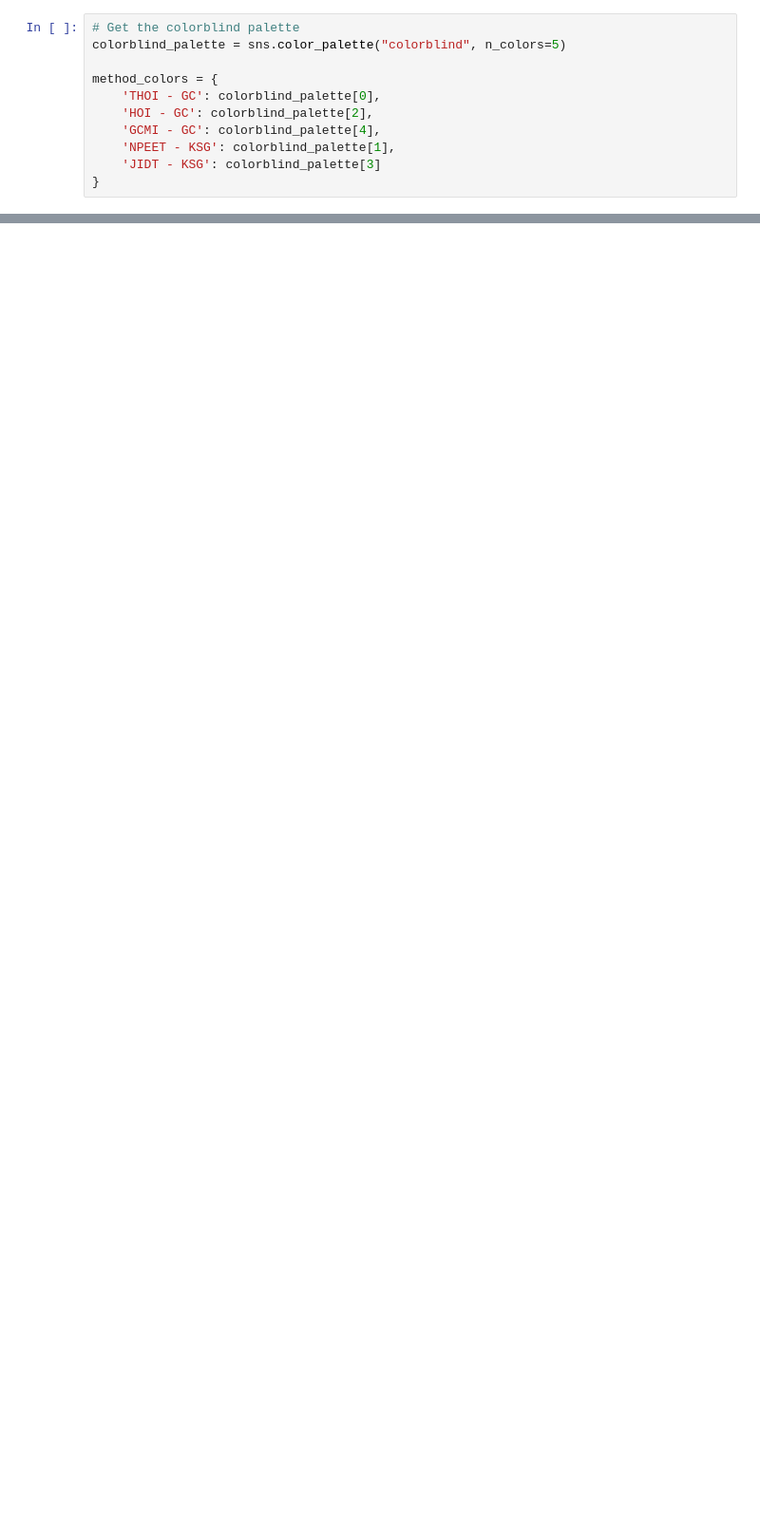
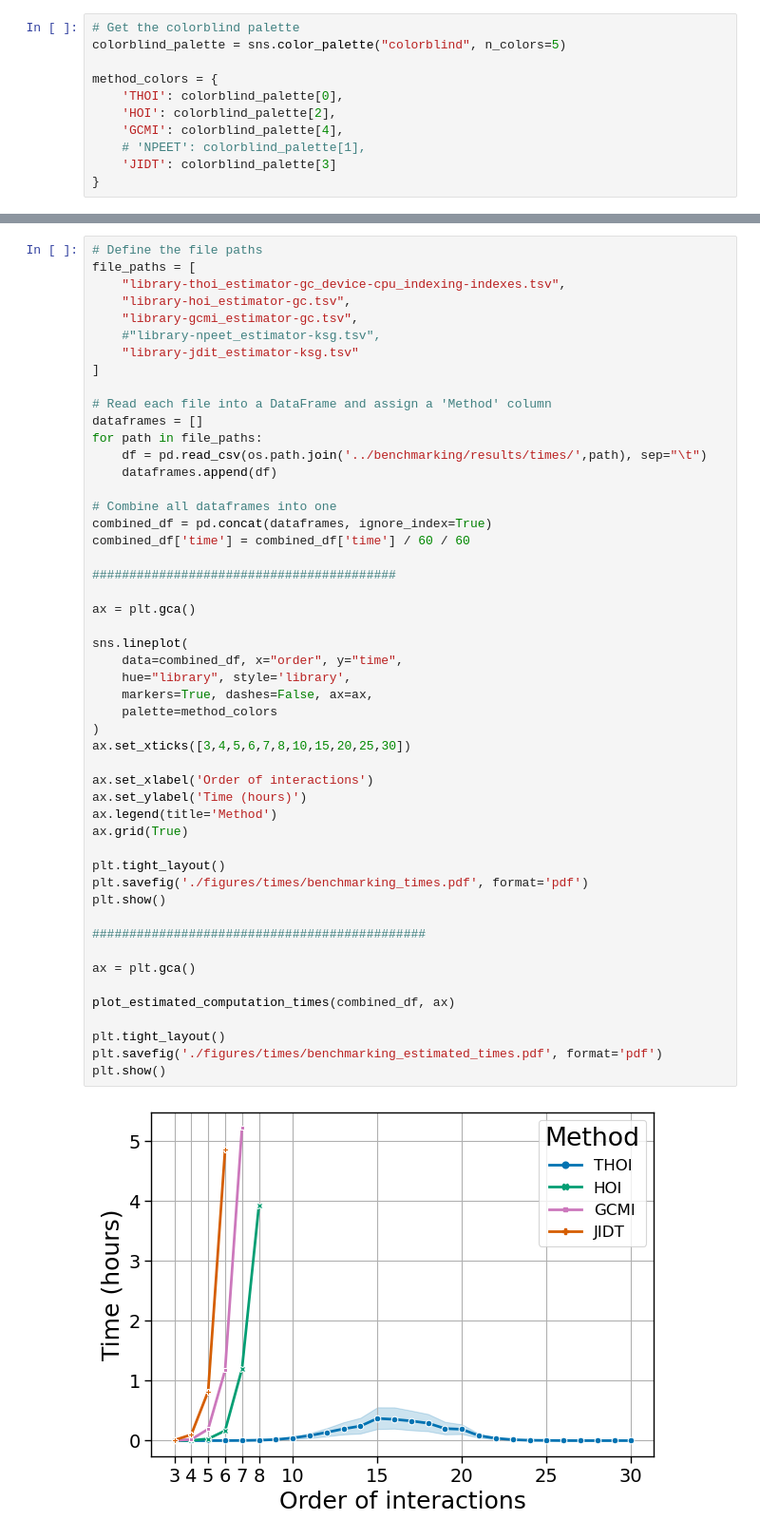
Before and after one commit to Laouen/Oinformation, a Jupyter notebook: analysis/time_benchmarking.ipynb, the cells around one changed output, grey strips where cells are left out. Shown at 95% size. Cells and saved outputs as stored; diff of their text form; blank space fills up the shorter version.

Commit message:
implemented figures 1 and 2

```diff
--- a/analysis/time_benchmarking.ipynb
+++ b/analysis/time_benchmarking.ipynb
@@ -22,11 +22,11 @@ sns.set_context("paper", font_scale=2, rc=rcParams)
 colorblind_palette = sns.color_palette("colorblind", n_colors=5)
 
 method_colors = {
-    'THOI - GC': colorblind_palette[0],
-    'HOI - GC': colorblind_palette[2],
-    'GCMI - GC': colorblind_palette[4],
-    'NPEET - KSG': colorblind_palette[1],
-    'JIDT - KSG': colorblind_palette[3]
+    'THOI': colorblind_palette[0],
+    'HOI': colorblind_palette[2],
+    'GCMI': colorblind_palette[4],
+    # 'NPEET': colorblind_palette[1],
+    'JIDT': colorblind_palette[3]
 }
 # %%
 def estimated_computation_time(time_order_5, order):
@@ -87,2 +84,54 @@ def plot_estimated_computation_times(df, ax):
         print('time order 15:', math.floor(df_lib[df_lib.order == 15]['time'].values[0]), 'days')
         print('time all orders:', math.floor(df_lib['time'].sum()))
+# %%
+# Define the file paths
+file_paths = [
+    "library-thoi_estimator-gc_device-cpu_indexing-indexes.tsv",
+    "library-hoi_estimator-gc.tsv",
+    "library-gcmi_estimator-gc.tsv",
+    #"library-npeet_estimator-ksg.tsv",
+    "library-jdit_estimator-ksg.tsv"
+]
+
+# Read each file into a DataFrame and assign a 'Method' column
+dataframes = []
+for path in file_paths:
+    df = pd.read_csv(os.path.join('../benchmarking/results/times/',path), sep="\t")
+    dataframes.append(df)
+
+# Combine all dataframes into one
+combined_df = pd.concat(dataframes, ignore_index=True)
+combined_df['time'] = combined_df['time'] / 60 / 60
+
+#########################################
+
+ax = plt.gca()
+
+sns.lineplot(
+    data=combined_df, x="order", y="time",
+    hue="library", style='library',
+    markers=True, dashes=False, ax=ax,
+    palette=method_colors
+)
+ax.set_xticks([3,4,5,6,7,8,10,15,20,25,30])
+
+ax.set_xlabel('Order of interactions')
+ax.set_ylabel('Time (hours)')
+ax.legend(title='Method')
+ax.grid(True)
+
+plt.tight_layout()
+plt.savefig('./figures/times/benchmarking_times.pdf', format='pdf')
+plt.show()
+
+#############################################
+
+ax = plt.gca()
+
+plot_estimated_computation_times(combined_df, ax)
+
+plt.tight_layout()
+plt.savefig('./figures/times/benchmarking_estimated_times.pdf', format='pdf')
+plt.show()
+# %% [output]
+[figure, added]
```
Also changed, not shown: parts of 3 cells of this notebook, 11 other files.
